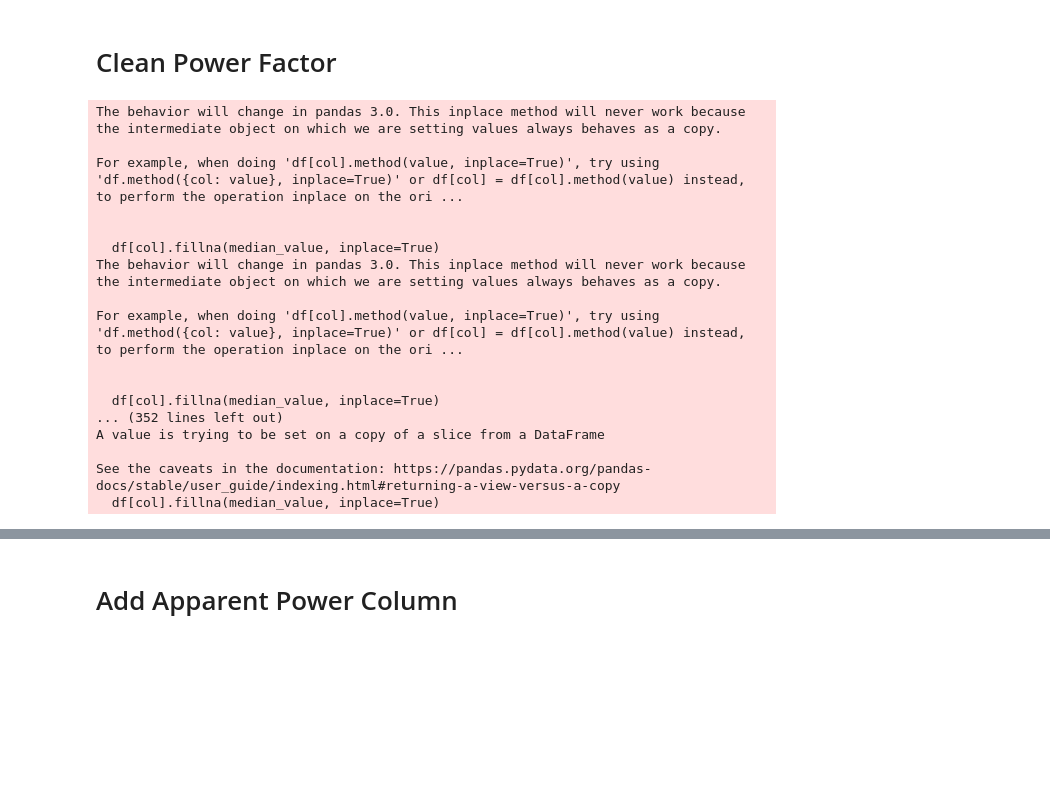
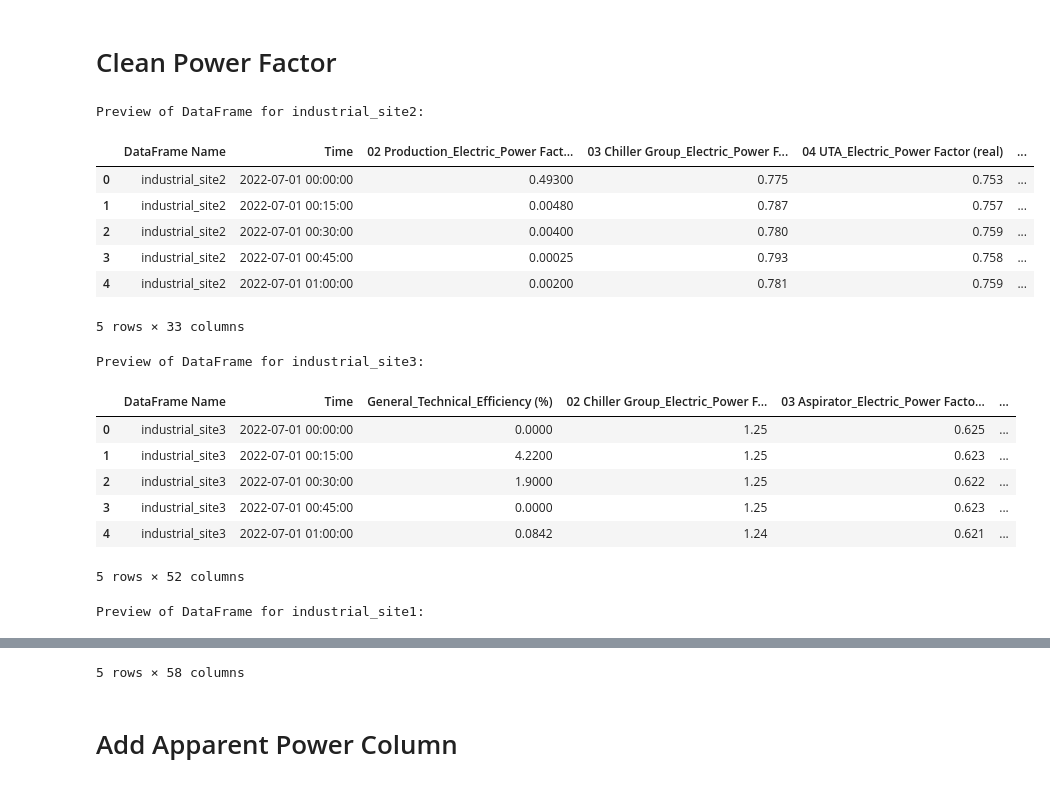
Before and after one commit to johanbarreiro/energy_consumption_optimizer, a Jupyter notebook: data_pipeline.ipynb, the cells around one changed output, grey strips where cells are left out. Saved outputs shown, nothing was run; the diff lists cells and outputs as text; code cells hidden in the pictures; blank space fills up the shorter version.

Commit message:
-newer processed data pls be the last

```diff
--- a/data_pipeline.ipynb
+++ b/data_pipeline.ipynb
@@ -204,23 +175,24 @@ Preview of DataFrame for industrial_site1:
 # Clean Power Factor
 # %%
 dataframes = du.clean_data_by_column(dataframes, column_suffix='_Power Factor (real)',
-                         negative_value_strategy='abs', outlier_strategy='median',
-                         missing_value_strategy='median')
+                         negative_value_strategy='abs', outlier_strategy='average',
+                         missing_value_strategy='average')
+du.preview_dict_of_dfs(dataframes)
 # %% [output]
-The behavior will change in pandas 3.0. This inplace method will never work because the intermediate object on which we are setting values always behaves as a copy.
-
-For example, when doing 'df[col].method(value, inplace=True)', try using 'df.method({col: value}, inplace=True)' or df[col] = df[col].method(value) instead, to perform the operation inplace on the ori ...
-
-
-  df[col].fillna(median_value, inplace=True)
-The behavior will change in pandas 3.0. This inplace method will never work because the intermediate object on which we are setting values always behaves as a copy.
-
-For example, when doing 'df[col].method(value, inplace=True)', try using 'df.method({col: value}, inplace=True)' or df[col] = df[col].method(value) instead, to perform the operation inplace on the ori ...
-
-
-  df[col].fillna(median_value, inplace=True)
-... (352 lines left out)
-A value is trying to be set on a copy of a slice from a DataFrame
-
-See the caveats in the documentation: https://pandas.pydata.org/pandas-docs/stable/user_guide/indexing.html#returning-a-view-versus-a-copy
-  df[col].fillna(median_value, inplace=True)
+Preview of DataFrame for industrial_site2:
+|  | DataFrame Name | Time | 02 Production_Electric_Power Fact... | 03 Chiller Group_Electric_Power F... | 04 UTA_Electric_Power Factor (real) | ... |
+| 0 | industrial_site2 | 2022-07-01 00:00:00 | 0.49300 | 0.775 | 0.753 | ... |
+| 1 | industrial_site2 | 2022-07-01 00:15:00 | 0.00480 | 0.787 | 0.757 | ... |
+| 2 | industrial_site2 | 2022-07-01 00:30:00 | 0.00400 | 0.780 | 0.759 | ... |
+| 3 | industrial_site2 | 2022-07-01 00:45:00 | 0.00025 | 0.793 | 0.758 | ... |
+| 4 | industrial_site2 | 2022-07-01 01:00:00 | 0.00200 | 0.781 | 0.759 | ... |
+5 rows × 33 columns
+Preview of DataFrame for industrial_site3:
+|  | DataFrame Name | Time | General_Technical_Efficiency (%) | 02 Chiller Group_Electric_Power F... | 03 Aspirator_Electric_Power Facto... | ... |
+| 0 | industrial_site3 | 2022-07-01 00:00:00 | 0.0000 | 1.25 | 0.625 | ... |
+| 1 | industrial_site3 | 2022-07-01 00:15:00 | 4.2200 | 1.25 | 0.623 | ... |
+| 2 | industrial_site3 | 2022-07-01 00:30:00 | 1.9000 | 1.25 | 0.622 | ... |
+| 3 | industrial_site3 | 2022-07-01 00:45:00 | 0.0000 | 1.25 | 0.623 | ... |
+| 4 | industrial_site3 | 2022-07-01 01:00:00 | 0.0842 | 1.24 | 0.621 | ... |
+5 rows × 52 columns
+Preview of DataFrame for industrial_site1:
@@ -227,3 +205,4 @@ See the caveats in the documentation: https://pandas.pydata.org/pandas-docs/stab
+5 rows × 58 columns
 # %%
 def adjust_outliers_via_iqr(df, column):
     Q1 = df[column].quantile(0.25)
```
Also changed, not shown: parts of 9 cells of this notebook, 10 other files.
